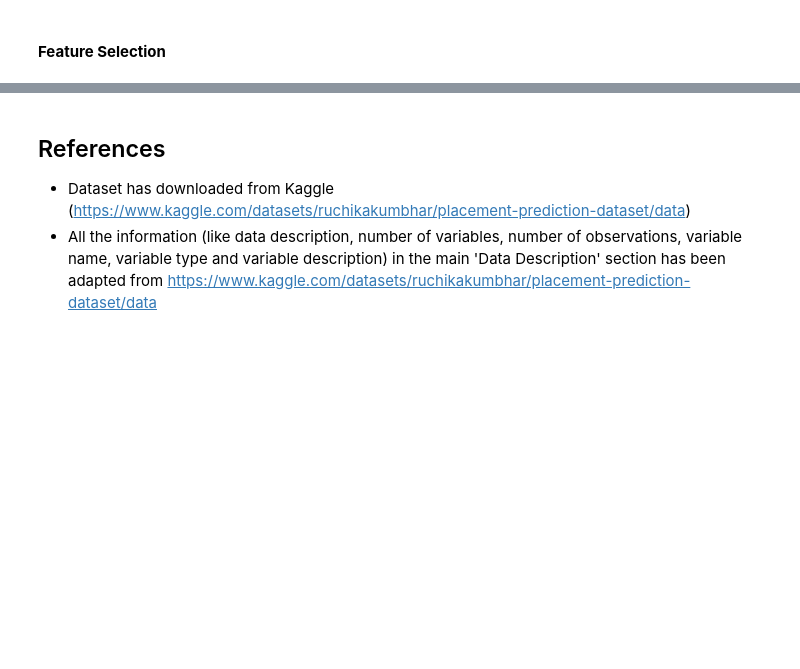
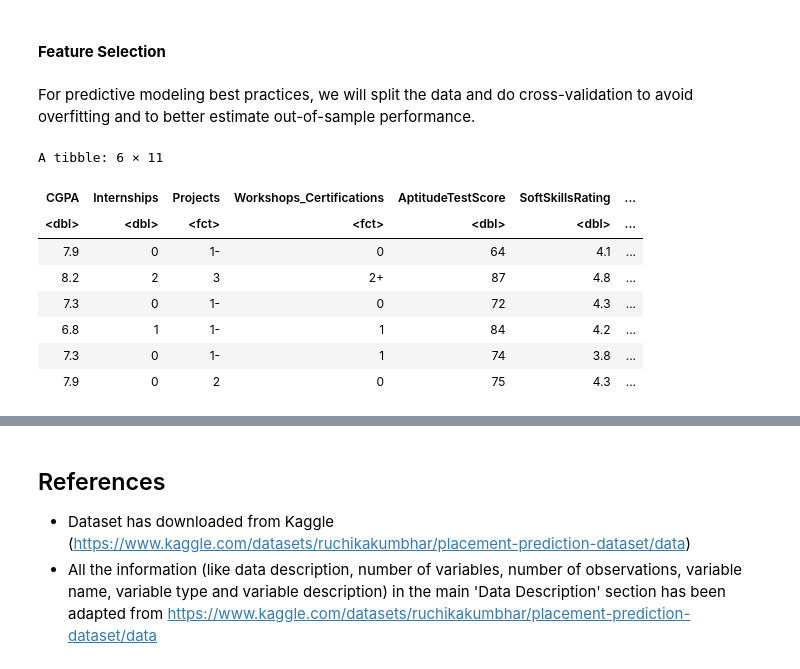
Before and after one commit to rainn72/Placement_predictor, a Jupyter notebook: Final_Archive/final_project.ipynb, the cells around one changed output, grey strips where cells are left out. Cells and saved outputs as stored; diff of their text form; code cells hidden in the pictures; blank space fills up the shorter version.

```diff
--- a/Final_Archive/final_project.ipynb
+++ b/Final_Archive/final_project.ipynb
@@ -429,3 +446,23 @@ Also, it is easy to implement and interpret. The coefficients provide direct ins
 * **Outliers and Class Imbalance**: Logistic Regression is sensitive to outliers in the covariate space, which can affect the estimated coefficients and potentially skew the model's performance. Additionally, imbalanced classes may affect model performance if not addressed with appropriate techniques.
 # %% [markdown]
 #### **Feature Selection**
+# %% [markdown]
+For predictive modeling best practices, we will split the data and do cross-validation to avoid overfitting and to better estimate out-of-sample performance.
+# %%
+# 1) Split data into train & test sets
+set.seed(123)  # for reproducibility
+train_index <- sample(seq_len(nrow(data)), size = 0.7 * nrow(data))
+train_data  <- data[train_index, ]
+test_data   <- data[-train_index, ]
+
+head(train_data)
+# %% [output]
+A tibble: 6 × 11
+| CGPA | Internships | Projects | Workshops_Certifications | AptitudeTestScore | SoftSkillsRating | ... |
+| <dbl> | <dbl> | <fct> | <fct> | <dbl> | <dbl> | ... |
+| 7.9 | 0 | 1- | 0 | 64 | 4.1 | ... |
+| 8.2 | 2 | 3 | 2+ | 87 | 4.8 | ... |
+| 7.3 | 0 | 1- | 0 | 72 | 4.3 | ... |
+| 6.8 | 1 | 1- | 1 | 84 | 4.2 | ... |
+| 7.3 | 0 | 1- | 1 | 74 | 3.8 | ... |
+| 7.9 | 0 | 2 | 0 | 75 | 4.3 | ... |
```
Also changed, not shown: parts of 18 cells of this notebook.
